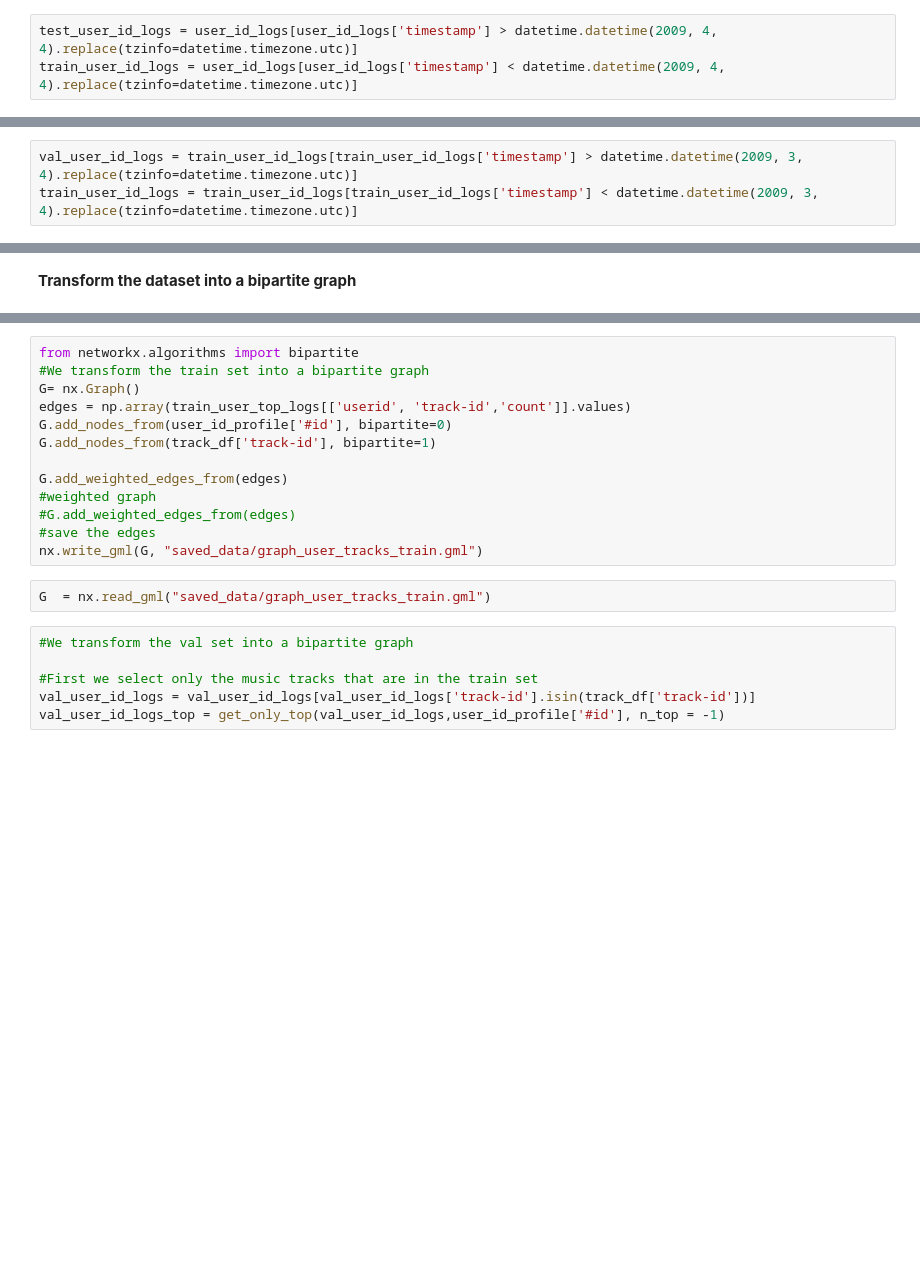
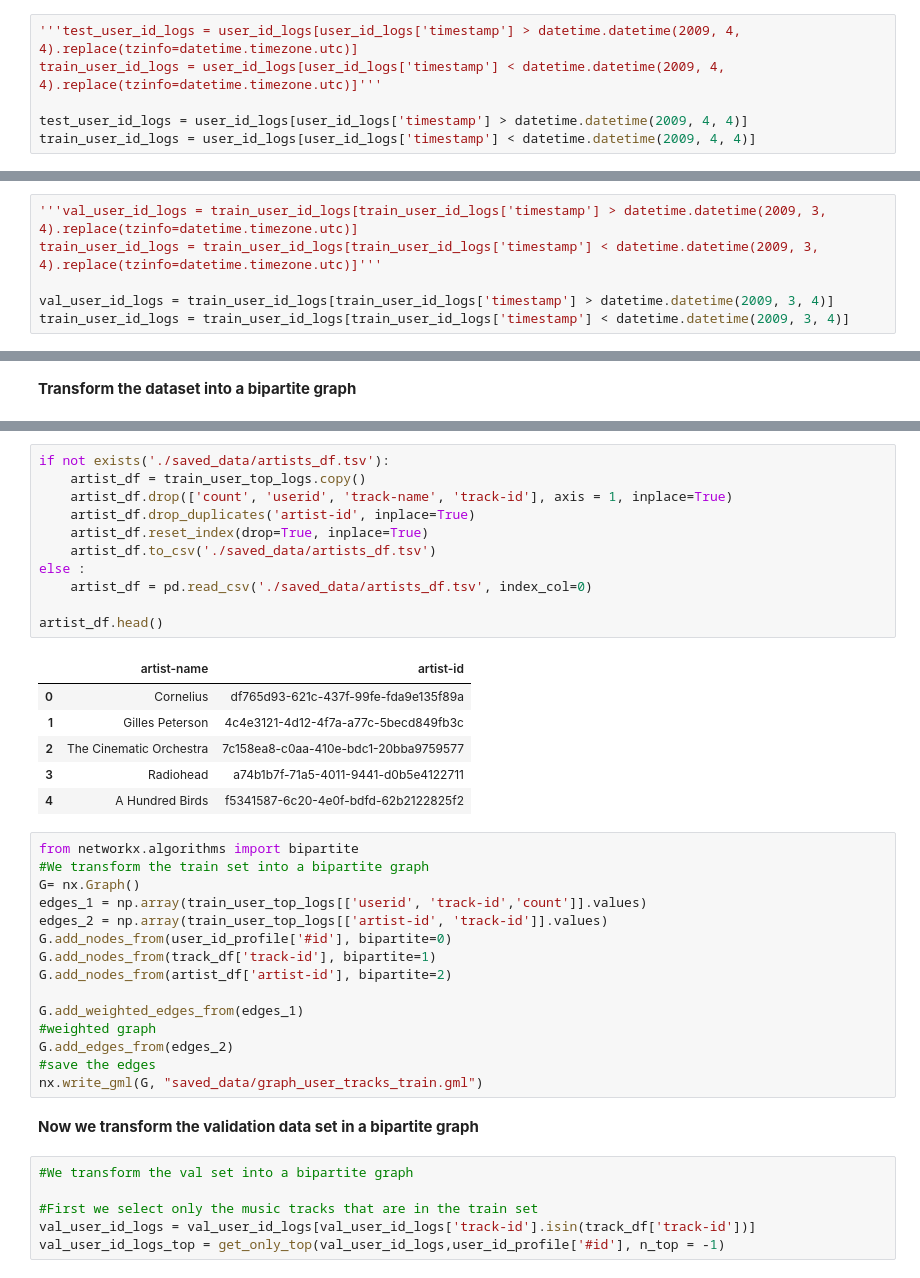
Before and after one commit to chloedia/Graph_Music_Recommendation, a Jupyter notebook: Main.ipynb, the cells around one changed output, grey strips where cells are left out. Drawn from its saved outputs; the diff is of its cells as text; blank space fills up the shorter version.

Commit message:
Adding artists node

```diff
--- a/Main.ipynb
+++ b/Main.ipynb
@@ -70,15 +69,21 @@ if not exists('lastfm-dataset-1K/user_id_logs_v2.tsv'):
 
 In the test set, we would have only the last month of listening for each users.
 # %%
-test_user_id_logs = user_id_logs[user_id_logs['timestamp'] > datetime.datetime(2009, 4, 4).replace(tzinfo=datetime.timezone.utc)]
-train_user_id_logs = user_id_logs[user_id_logs['timestamp'] < datetime.datetime(2009, 4, 4).replace(tzinfo=datetime.timezone.utc)]
+'''test_user_id_logs = user_id_logs[user_id_logs['timestamp'] > datetime.datetime(2009, 4, 4).replace(tzinfo=datetime.timezone.utc)]
+train_user_id_logs = user_id_logs[user_id_logs['timestamp'] < datetime.datetime(2009, 4, 4).replace(tzinfo=datetime.timezone.utc)]'''
+
+test_user_id_logs = user_id_logs[user_id_logs['timestamp'] > datetime.datetime(2009, 4, 4)]
+train_user_id_logs = user_id_logs[user_id_logs['timestamp'] < datetime.datetime(2009, 4, 4)]
 # %%
 print(f'train shape : ({train_user_id_logs.shape} and test shape : ({test_user_id_logs.shape})')
 # %% [output]
 train shape : ((17815729, 6) and test shape : ((682269, 6))
 # %%
-val_user_id_logs = train_user_id_logs[train_user_id_logs['timestamp'] > datetime.datetime(2009, 3, 4).replace(tzinfo=datetime.timezone.utc)]
-train_user_id_logs = train_user_id_logs[train_user_id_logs['timestamp'] < datetime.datetime(2009, 3, 4).replace(tzinfo=datetime.timezone.utc)]
+'''val_user_id_logs = train_user_id_logs[train_user_id_logs['timestamp'] > datetime.datetime(2009, 3, 4).replace(tzinfo=datetime.timezone.utc)]
+train_user_id_logs = train_user_id_logs[train_user_id_logs['timestamp'] < datetime.datetime(2009, 3, 4).replace(tzinfo=datetime.timezone.utc)]'''
+
+val_user_id_logs = train_user_id_logs[train_user_id_logs['timestamp'] > datetime.datetime(2009, 3, 4)]
+train_user_id_logs = train_user_id_logs[train_user_id_logs['timestamp'] < datetime.datetime(2009, 3, 4)]
 # %%
 print(f'train shape : ({train_user_id_logs.shape} and val shape : ({val_user_id_logs.shape})')
 # %% [output]
@@ -138,21 +143,41 @@ track_df.head()
 | 2 | Mario Basanov & Vidis ‘Test’ | Gilles Peterson | 4c4e3121-4d12-4f7a-a77c-5becd849fb3c | 7434fb0f-1245-5a58-b343-cca4d0e2c107 |
 | 3 | Child Song | The Cinematic Orchestra | 7c158ea8-c0aa-410e-bdc1-20bba9759577 | 4562ff4f-b619-5557-8600-87f6d0d9f348 |
 | 4 | To Build A Home | The Cinematic Orchestra | 7c158ea8-c0aa-410e-bdc1-20bba9759577 | dcf825de-85a9-5b53-9d2b-a9d574b57470 |
+# %%
+if not exists('./saved_data/artists_df.tsv'):
+    artist_df = train_user_top_logs.copy()
+    artist_df.drop(['count', 'userid', 'track-name', 'track-id'], axis = 1, inplace=True)
+    artist_df.drop_duplicates('artist-id', inplace=True)
+    artist_df.reset_index(drop=True, inplace=True)
+    artist_df.to_csv('./saved_data/artists_df.tsv')
+else :
+    artist_df = pd.read_csv('./saved_data/artists_df.tsv', index_col=0)
+
+artist_df.head()
+# %% [output]
+|  | artist-name | artist-id |
+| 0 | Cornelius | df765d93-621c-437f-99fe-fda9e135f89a |
+| 1 | Gilles Peterson | 4c4e3121-4d12-4f7a-a77c-5becd849fb3c |
+| 2 | The Cinematic Orchestra | 7c158ea8-c0aa-410e-bdc1-20bba9759577 |
+| 3 | Radiohead | a74b1b7f-71a5-4011-9441-d0b5e4122711 |
+| 4 | A Hundred Birds | f5341587-6c20-4e0f-bdfd-62b2122825f2 |
 # %%
 from networkx.algorithms import bipartite
 #We transform the train set into a bipartite graph
 G= nx.Graph()
-edges = np.array(train_user_top_logs[['userid', 'track-id','count']].values)
+edges_1 = np.array(train_user_top_logs[['userid', 'track-id','count']].values)
+edges_2 = np.array(train_user_top_logs[['artist-id', 'track-id']].values)
 G.add_nodes_from(user_id_profile['#id'], bipartite=0)
 G.add_nodes_from(track_df['track-id'], bipartite=1)
+G.add_nodes_from(artist_df['artist-id'], bipartite=2)
 
-G.add_weighted_edges_from(edges)
+G.add_weighted_edges_from(edges_1)
 #weighted graph
-#G.add_weighted_edges_from(edges)
+G.add_edges_from(edges_2)
 #save the edges
 nx.write_gml(G, "saved_data/graph_user_tracks_train.gml")
-# %%
-G  = nx.read_gml("saved_data/graph_user_tracks_train.gml")
+# %% [markdown]
+**Now we transform the validation data set in a bipartite graph**
 # %%
 #We transform the val set into a bipartite graph
 
```
Also changed, not shown: parts of 17 cells of this notebook, 3 other files.
